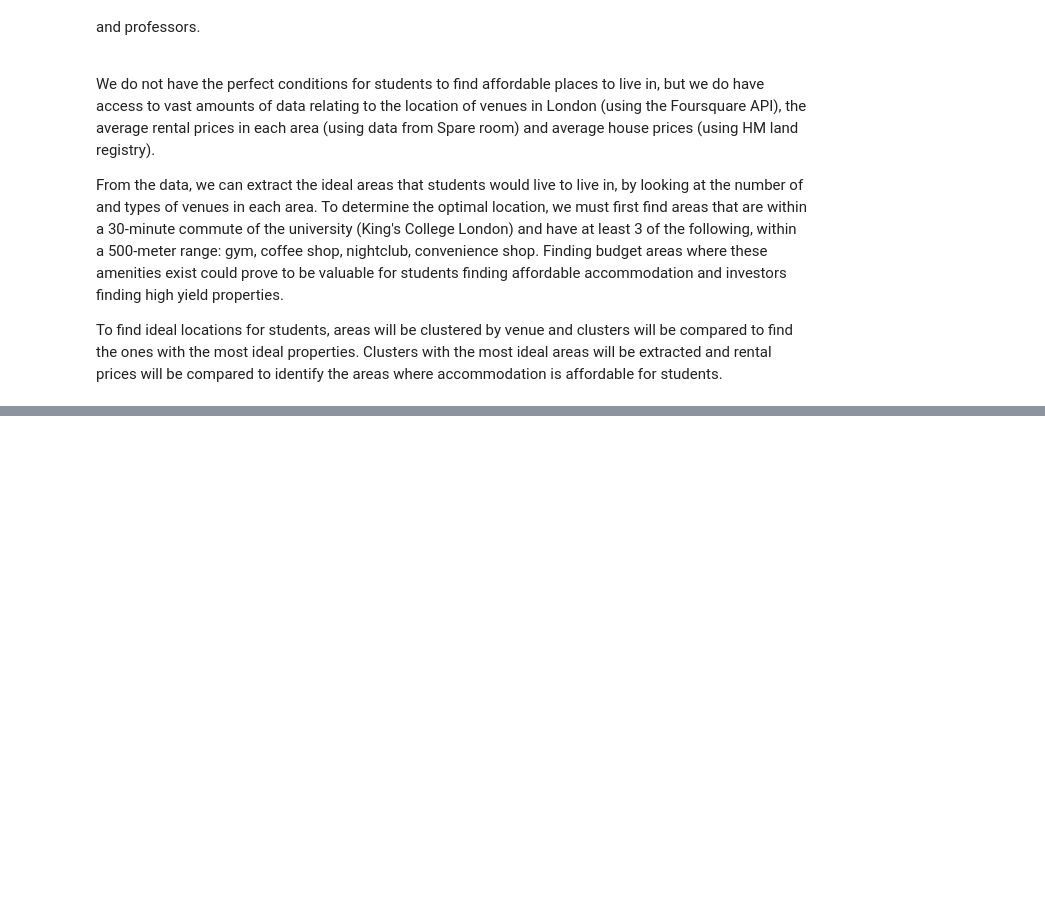
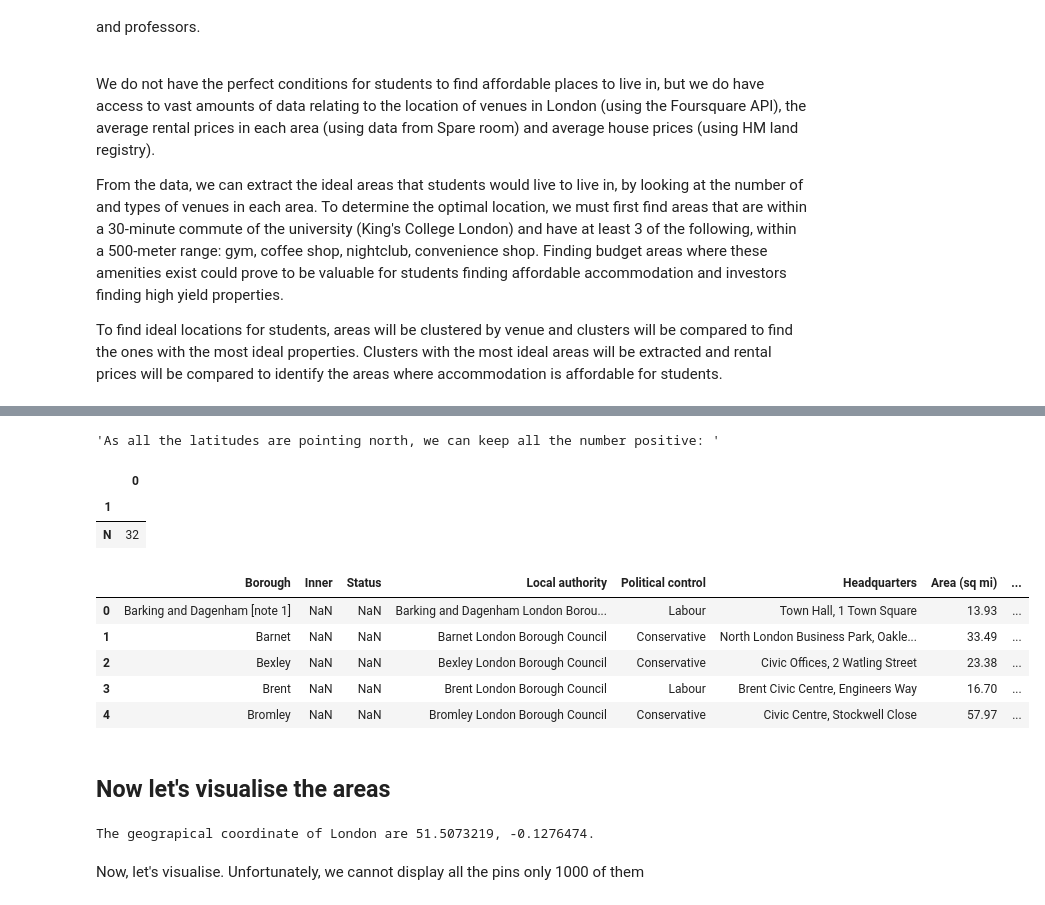
Before and after one commit to premalnayee/IBM-Data-science-coursera, a Jupyter notebook: Applied Data Science Capstone/Capstone_project/Capstone Project - The Battle of Neighborhoods.ipynb, the cells around one changed output, grey strips where cells are left out. Saved outputs shown, nothing was run; the diff lists cells and outputs as text; code cells hidden in the pictures; blank space fills up the shorter version.

```diff
--- a/Applied Data Science Capstone/Capstone_project/Capstone Project - The Battle of Neighborhoods.ipynb
+++ b/Applied Data Science Capstone/Capstone_project/Capstone Project - The Battle of Neighborhoods.ipynb
@@ -19,0 +63,43 @@ To find ideal locations for students, areas will be clustered by venue and clust
+# %%
+coordinates = boroughs.pop('Co-ordinates').str.split(' / ',expand=True)
+coordinate  = coordinates[1]
+coordinate  = coordinate.str.split(' ', expand=True)
+latitude  = coordinate[0].str.split('°',expand = True)
+display('As all the latitudes are pointing north, we can keep all the number positive: ', latitude.groupby(1).count())
+latitude  = latitude[0].str.replace('\ufeff','')
+latitude  = latitude.astype(float)
+
+longitude = coordinate[1].str.split('°',expand = True)
+longitude_E = longitude[longitude[1] == 'E'][0].astype(float)
+longitude_W = longitude[longitude[1] == 'W'][0].astype(float)*-1
+longitude   = pd.concat([longitude_E,longitude_W])
+
+boroughs = boroughs.merge(latitude,left_index=True, right_index=True).rename(columns={0:'Latitude'})
+boroughs = boroughs.merge(longitude,left_index=True, right_index=True).rename(columns={0:'Longitude'})
+boroughs.head()
+# %% [output]
+'As all the latitudes are pointing north, we can keep all the number positive: '
+|  | 0 |
+| 1 |  |
+| N | 32 |
+|  | Borough | Inner | Status | Local authority | Political control | Headquarters | Area (sq mi) | ... |
+| 0 | Barking and Dagenham [note 1] | NaN | NaN | Barking and Dagenham London Borou... | Labour | Town Hall, 1 Town Square | 13.93 | ... |
+| 1 | Barnet | NaN | NaN | Barnet London Borough Council | Conservative | North London Business Park, Oakle... | 33.49 | ... |
+| 2 | Bexley | NaN | NaN | Bexley London Borough Council | Conservative | Civic Offices, 2 Watling Street | 23.38 | ... |
+| 3 | Brent | NaN | NaN | Brent London Borough Council | Labour | Brent Civic Centre, Engineers Way | 16.70 | ... |
+| 4 | Bromley | NaN | NaN | Bromley London Borough Council | Conservative | Civic Centre, Stockwell Close | 57.97 | ... |
+# %% [markdown]
+## Now let's visualise the areas
+# %%
+from geopy.geocoders import Nominatim # convert an address into latitude and longitude values
+address = 'London,uk'
+
+geolocator = Nominatim(user_agent="ny_explorer")
+location = geolocator.geocode(address)
+latitude = location.latitude
+longitude = location.longitude
+print('The geograpical coordinate of London are {}, {}.'.format(latitude, longitude))
+# %% [output]
+The geograpical coordinate of London are 51.5073219, -0.1276474.
+# %% [markdown]
+Now, let's visualise. Unfortunately, we cannot display all the pins only 1000 of them
```
Also changed, not shown: parts of 56 cells of this notebook.
